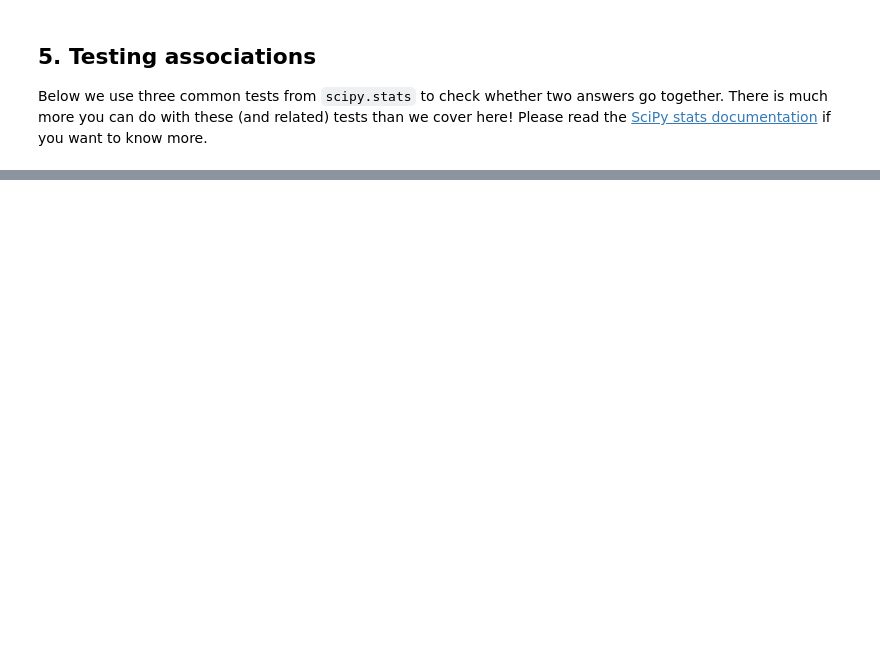
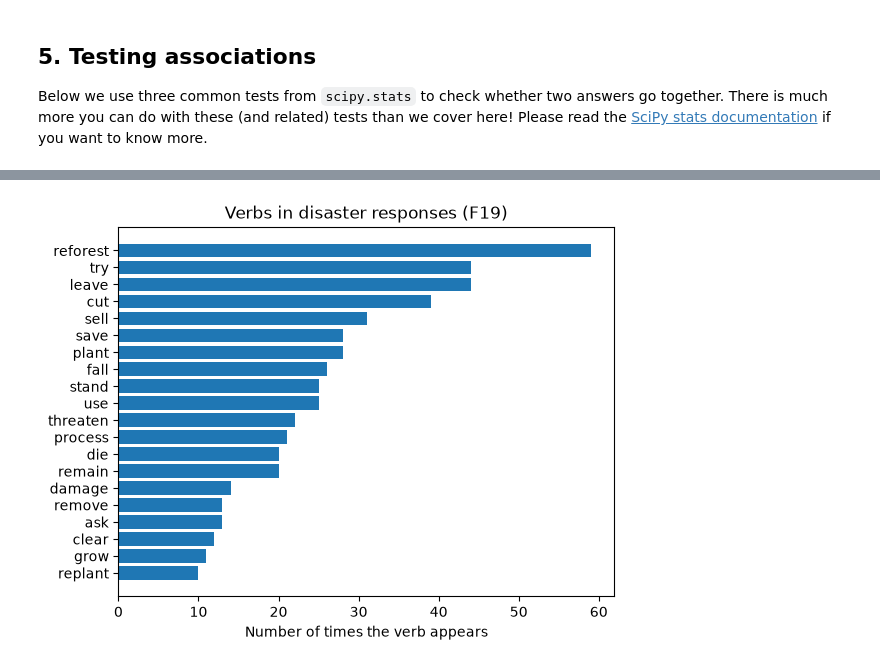
Before and after one commit to future-forests/coding-course, a Jupyter notebook: solutions/05b-survey-data.ipynb, the cells around one changed output, grey strips where cells are left out. Cells and saved outputs as stored; diff of their text form; code cells hidden in the pictures; blank space fills up the shorter version.

```diff
--- a/solutions/05b-survey-data.ipynb
+++ b/solutions/05b-survey-data.ipynb
@@ -399,0 +522,23 @@ plt.show()
+# %%
+# Start from question F19
+DisasterText = Answers['F19'].replace({'-99': np.nan, '-66': np.nan}).dropna()
+AllDisasterText = DisasterText.str.cat(sep=' ')  # one long string of all answers
+
+DisasterNLP = nlp(AllDisasterText)
+NTokens = len(DisasterNLP)
+
+# Collect verb roots in F19; skip stop words and punctuation (NaN slots are ignored by value_counts)
+Roots = pd.Series(np.nan, index=range(NTokens), dtype=object)
+
+for i, token in enumerate(DisasterNLP):
+    if token.pos_ == 'VERB' and not token.is_stop and not token.is_punct: # only verbs
+        Roots.loc[i] = token.lemma_.lower()
+
+TopVerbs = Roots.value_counts().head(20).sort_values()
+
+plt.barh(y=TopVerbs.index, width=TopVerbs)
+plt.xlabel('Number of times the verb appears')
+plt.title('Verbs in disaster responses (F19)')
+plt.show()
+# %% [output]
+[figure, added]
```
Also changed, not shown: parts of 51 cells of this notebook, 3 other files.
